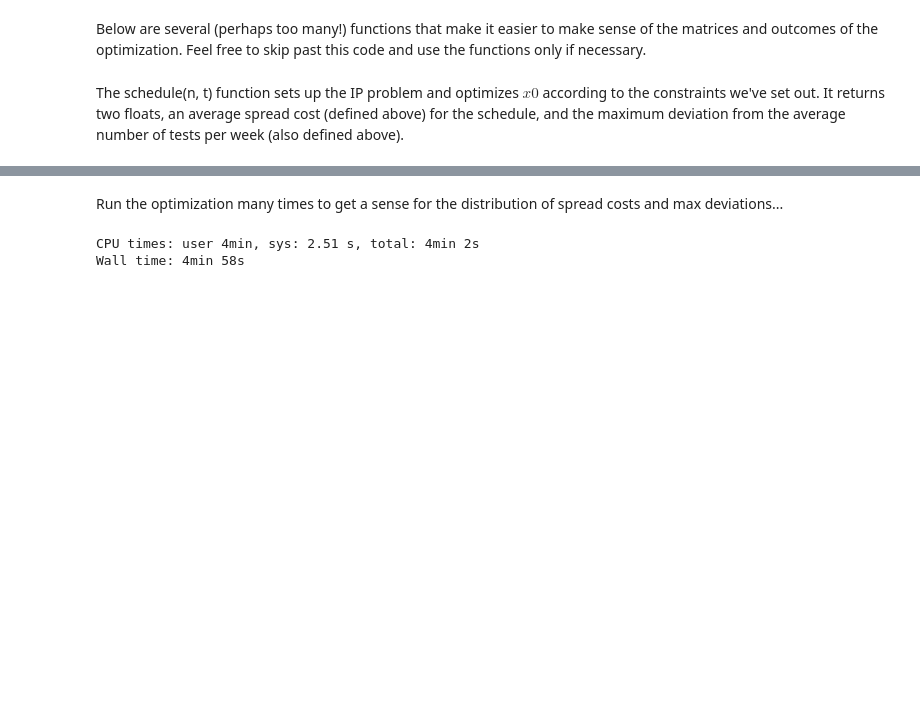
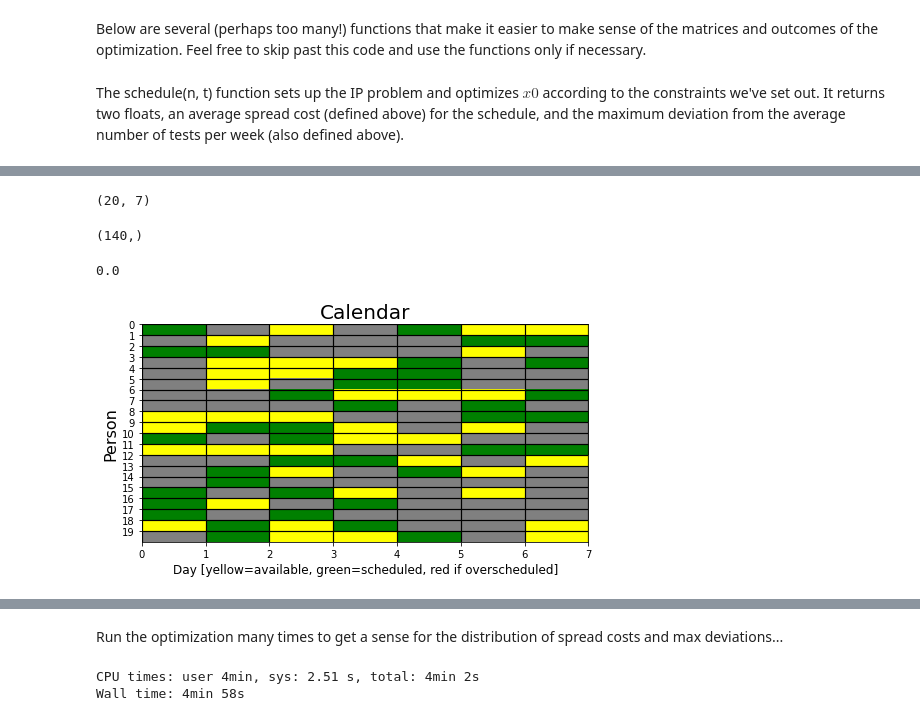
Before and after one commit to mggg/covid-scheduling, a Jupyter notebook: linear_program.ipynb, the cells around one changed output, grey strips where cells are left out. Drawn from its saved outputs; the diff is of its cells as text; code cells hidden in the pictures; blank space fills up the shorter version.

```diff
--- a/linear_program.ipynb
+++ b/linear_program.ipynb
@@ -95,7 +96,7 @@ def makeCalendars(sol):
         avail = np.append(avail, [Aeq[i][7*i:7*(i+1)]], axis=0)
     avail = np.delete(avail, obj=0, axis=0)
 
-    sched_list = [sol[i].x for i in range(7*number_of_people)]
+    sched_list = [sol[i].value for i in range(7*number_of_people)]
     for i in range(len(sched_list)):
         if sched_list[i] == 1:
             sched_list[i] = .5
@@ -160,7 +161,7 @@ def spreadCost(x0):
     spread = []
     intervals = []
 
-    sched_list = [x0[i].x for i in range(len(x0))]
+    sched_list = [x0[i].value for i in range(len(x0))]
     sched_list = np.asarray(sched_list)
     sched_list = sched_list.reshape(number_of_people,7)
 
@@ -249,0 +274,31 @@ def schedule(number_of_people, tests_per_week):
+# %%
+avail.shape
+# %% [output]
+(20, 7)
+# %%
+assignment.shape
+# %% [output]
+(140,)
+# %%
+assignment = cp.Variable((number_of_people*7), boolean=True)
+
+constraints = []
+
+for i in range(7):
+    constraints.append(sum(assignment[j]*A[i][j] for j in range(7*number_of_people)) <= b[i][0])
+for i in range(number_of_people):
+    constraints.append(sum((assignment[j])*Aeq[i][j] for j in range(7*i, 7*(i+1))) == beq[i][0])
+    constraints.append(sum((assignment[j]) for j in range(7*i, 7*(i+1))) == np.floor(beq[i][0]))
+
+obj = cp.Minimize(score(assignment))
+
+prob = cp.Problem(obj, constraints=constraints)
+prob.solve()
+# %% [output]
+0.0
+# %%
+avail, sched, overlay = makeCalendars(assignment)
+# %%
+displayOverlay(overlay)
+# %% [output]
+[figure, added]
```
Also changed, not shown: parts of 16 cells of this notebook.
